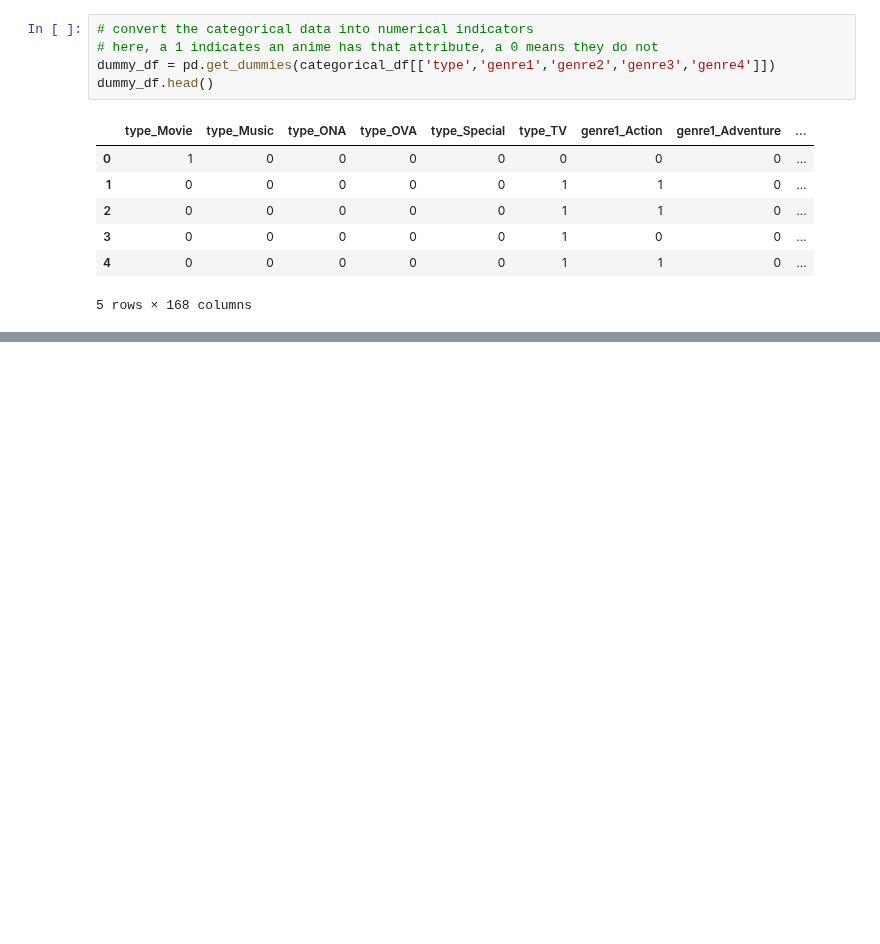
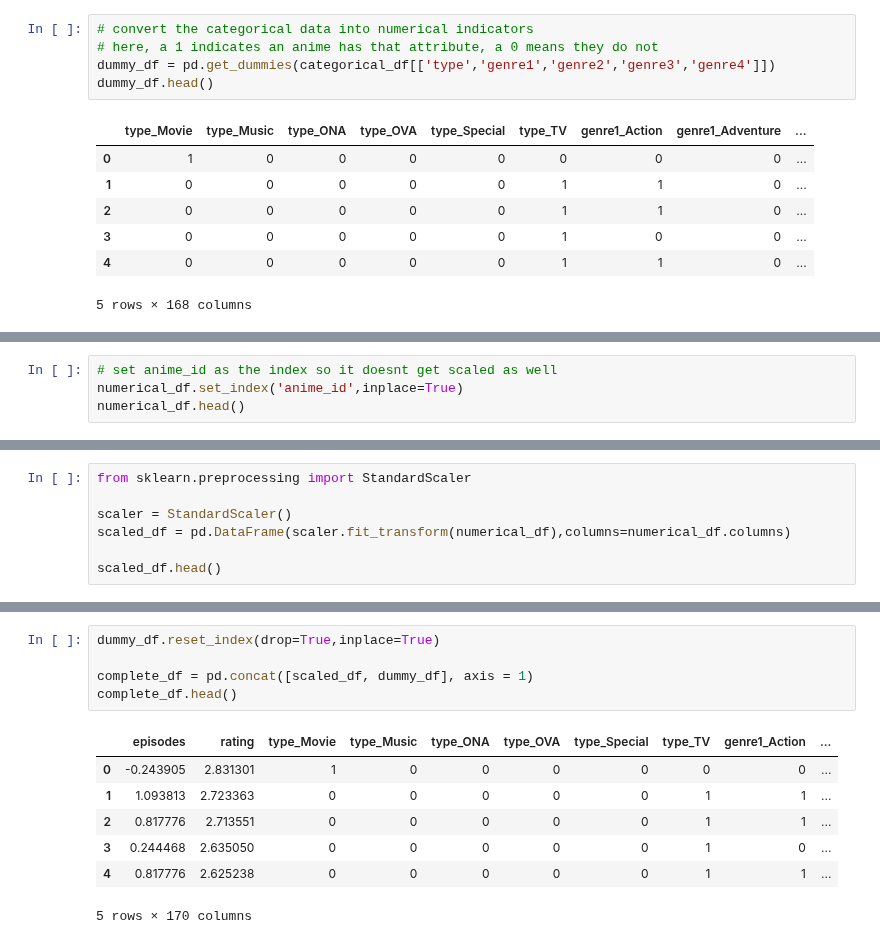
Before and after one commit to Haaris-Syed/AnimeRecommender, a Jupyter notebook: AnimeDataset-Preprocessing.ipynb, the cells around one changed output, grey strips where cells are left out. Cells and saved outputs as stored; diff of their text form; blank space fills up the shorter version.

Commit message:
data preprocess compelte

```diff
--- a/AnimeDataset-Preprocessing.ipynb
+++ b/AnimeDataset-Preprocessing.ipynb
@@ -253,0 +278,4 @@ dummy_df.head()
+# %%
+# set anime_id as the index so it doesnt get scaled as well
+numerical_df.set_index('anime_id',inplace=True)
+numerical_df.head()
@@ -253,0 +292,7 @@ dummy_df.head()
+# %%
+from sklearn.preprocessing import StandardScaler
+
+scaler = StandardScaler()
+scaled_df = pd.DataFrame(scaler.fit_transform(numerical_df),columns=numerical_df.columns)
+
+scaled_df.head()
@@ -253,0 +306,13 @@ dummy_df.head()
+# %%
+dummy_df.reset_index(drop=True,inplace=True)
+
+complete_df = pd.concat([scaled_df, dummy_df], axis = 1)
+complete_df.head()
+# %% [output]
+|  | episodes | rating | type_Movie | type_Music | type_ONA | type_OVA | type_Special | type_TV | genre1_Action | ... |
+| 0 | -0.243905 | 2.831301 | 1 | 0 | 0 | 0 | 0 | 0 | 0 | ... |
+| 1 | 1.093813 | 2.723363 | 0 | 0 | 0 | 0 | 0 | 1 | 1 | ... |
+| 2 | 0.817776 | 2.713551 | 0 | 0 | 0 | 0 | 0 | 1 | 1 | ... |
+| 3 | 0.244468 | 2.635050 | 0 | 0 | 0 | 0 | 0 | 1 | 0 | ... |
+| 4 | 0.817776 | 2.625238 | 0 | 0 | 0 | 0 | 0 | 1 | 1 | ... |
+5 rows × 170 columns
```
Also changed, not shown: parts of 9 cells of this notebook.
